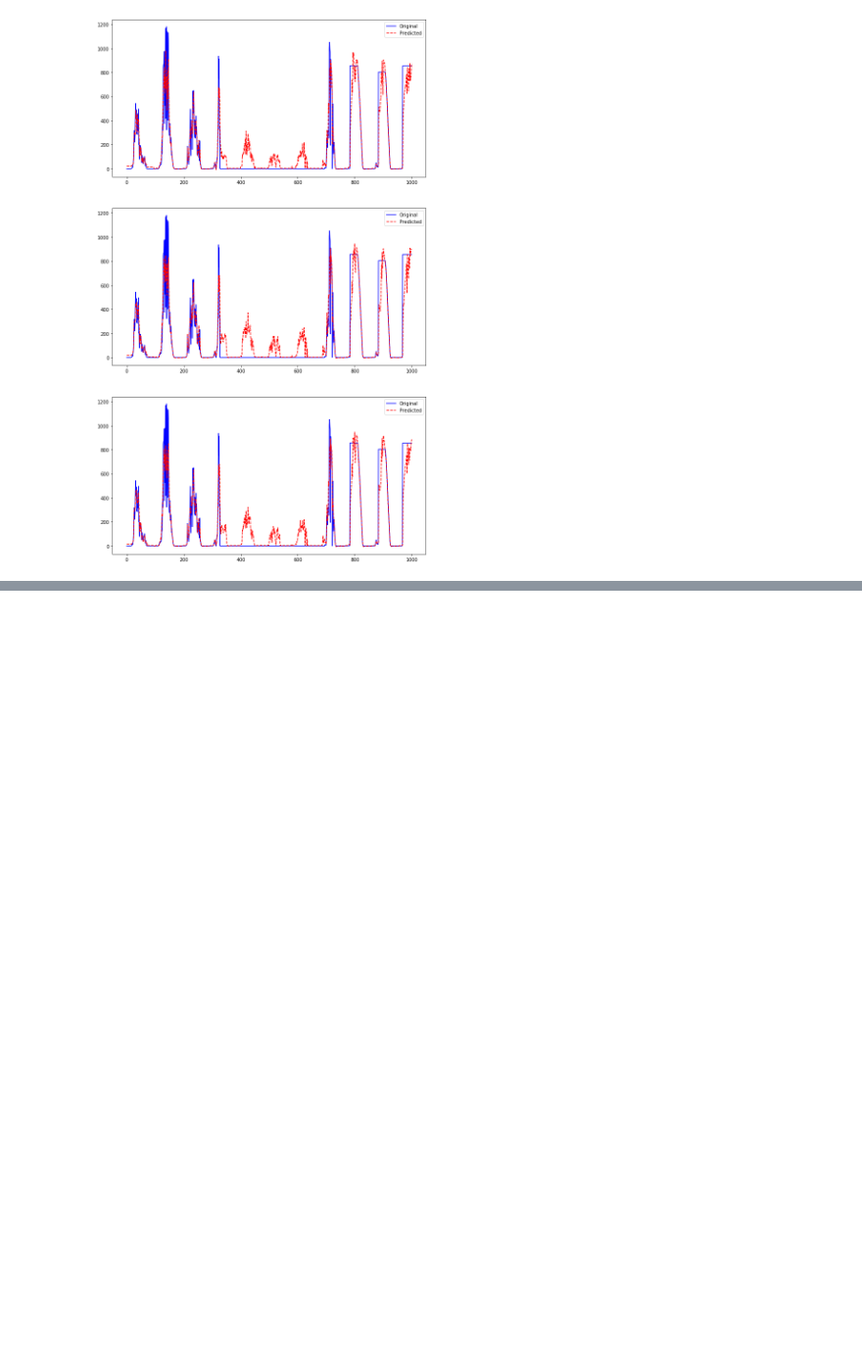
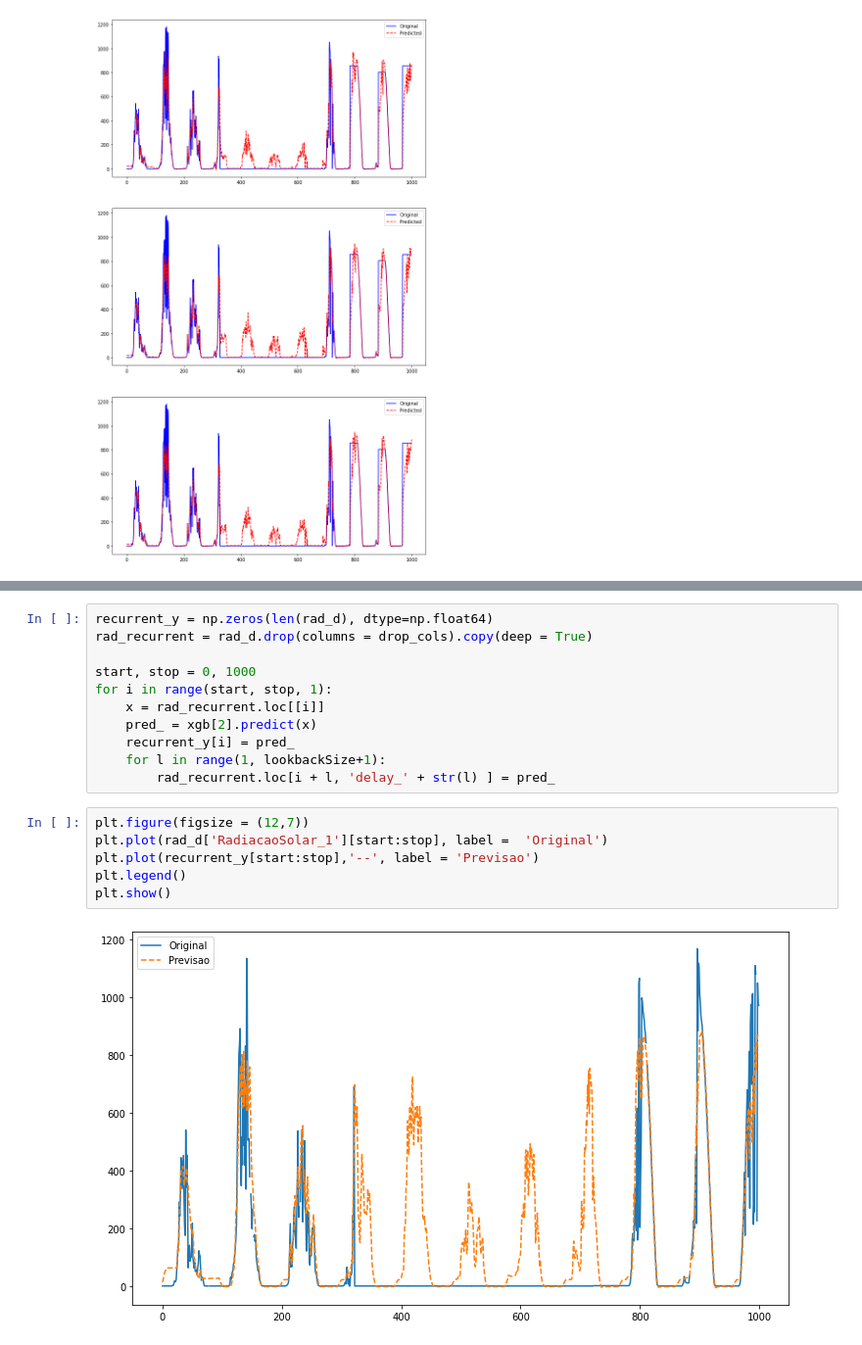
Before and after one commit to alagamentos/floodprediction, a Jupyter notebook: develop/Notebooks/2_Repair/1.0_Regression_XGB_Radicao.ipynb, the cells around one changed output, grey strips where cells are left out. Shown at 98% size. Saved outputs shown, nothing was run; the diff lists cells and outputs as text; blank space fills up the shorter version.

Commit message:
Recurrent Regressor XGB

```diff
--- a/develop/Notebooks/2_Repair/1.0_Regression_XGB_Radicao.ipynb
+++ b/develop/Notebooks/2_Repair/1.0_Regression_XGB_Radicao.ipynb
@@ -346,0 +372,19 @@ Essa previsão é feita *de uma vez só*. Proximo passo é testar com a previsã
+# %%
+recurrent_y = np.zeros(len(rad_d), dtype=np.float64)
+rad_recurrent = rad_d.drop(columns = drop_cols).copy(deep = True)
+
+start, stop = 0, 1000
+for i in range(start, stop, 1):
+    x = rad_recurrent.loc[[i]]
+    pred_ = xgb[2].predict(x)
+    recurrent_y[i] = pred_
+    for l in range(1, lookbackSize+1):
+        rad_recurrent.loc[i + l, 'delay_' + str(l) ] = pred_
+# %%
+plt.figure(figsize = (12,7))
+plt.plot(rad_d['RadiacaoSolar_1'][start:stop], label =  'Original')
+plt.plot(recurrent_y[start:stop],'--', label = 'Previsao')
+plt.legend()
+plt.show()
+# %% [output]
+[figure, added]
```
Also changed, not shown: parts of 8 cells of this notebook, 1 other file.
